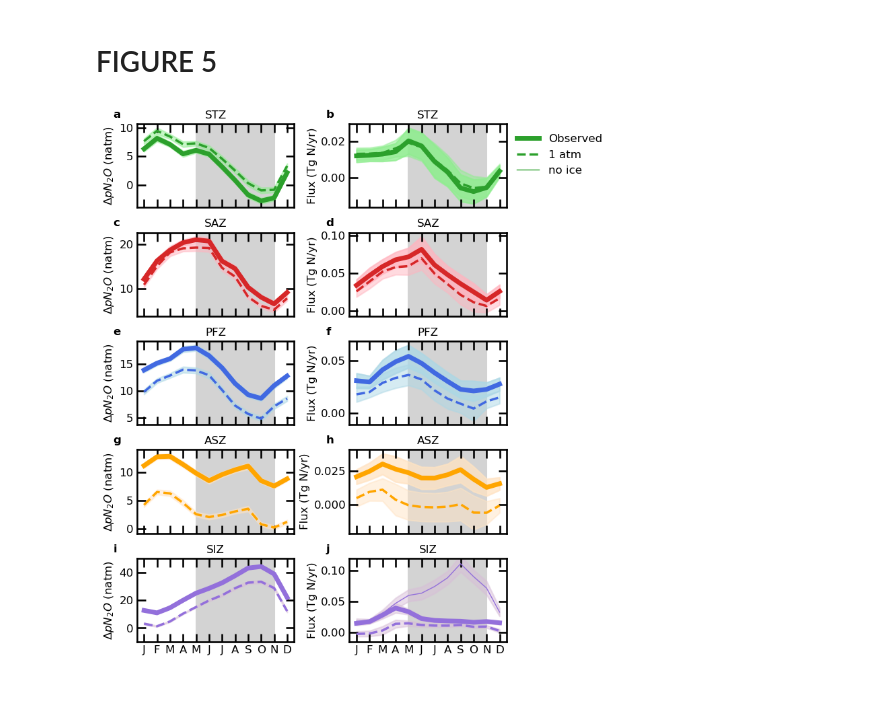
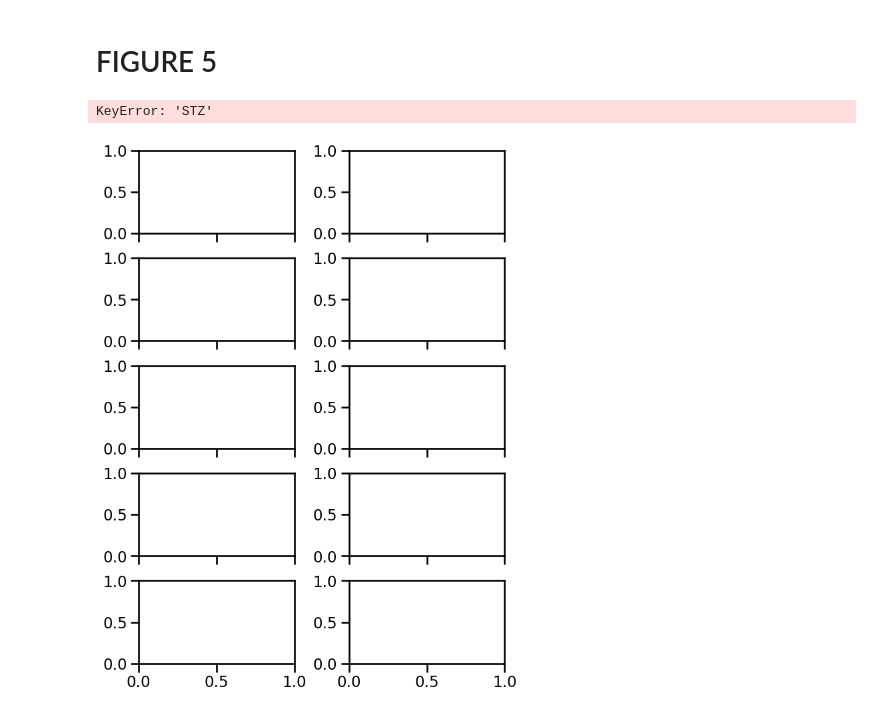
Before and after one commit to ckelly314/ml-argo-n2o, a Jupyter notebook: main_text_figures.ipynb, the cells around one changed output. Drawn from its saved outputs; the diff is of its cells as text; code cells hidden in the pictures.

```diff
--- a/main_text_figures.ipynb
+++ b/main_text_figures.ipynb
@@ -206,6 +204,8 @@ def setupmap(ax):
     ax.set_boundary(circle, transform=ax.transAxes)
     ax.add_feature(cfeature.OCEAN, facecolor='lightskyblue')
 # %%
+data = pd.read_csv('datasets/fig1fig4fig5.csv')
+
 fig = plt.figure(figsize=(7.05, 10.24))
 gs = gridspec.GridSpec(2, 2, width_ratios=[1, 1], height_ratios=[1, 1], wspace=0.05, hspace=0.05)
 
@@ -315,7 +315,7 @@ ax3.legend(handles=legend_handles,title="$|Flux|\ (\mu mol/m^2/day)$",
            bbox_to_anchor=(1,1), loc='upper left', framealpha = 0.0,
           fontsize=12, title_fontsize=12)
 
-plt.savefig("figures/main_text_figures/figure1.pdf", bbox_inches = "tight")
+plt.savefig("figures/figure1.pdf", bbox_inches = "tight")
 
 plt.show()
 # %% [output]
@@ -776,30 +871,7 @@ for i, condition in enumerate(conditions):
                                                        overall[f"wind_uncertainty{condition}"]**2 +
                                                        overall[f"bootstrap_uncertainty{condition}"]**2)
 
-barchart_part1 = annual[seasonalcolumns].groupby(['zone', 'season']).sum()*4
-
-for i, condition in enumerate(conditions):
-    barchart_part1[f"wind_uncertainty{condition}"] = wind_uncertainties_seasonal[i]
-    barchart_part1[f"bootstrap_uncertainty{condition}"] = 0.0385*barchart_part1[f"mean_flux{condition}"]
-    barchart_part1[f"total_uncertainty{condition}"] = np.sqrt(barchart_part1[f"montecarlo_uncertainty_squared{condition}"] +
-                                                       barchart_part1[f"wind_uncertainty{condition}"]**2 +
-                                                       barchart_part1[f"bootstrap_uncertainty{condition}"]**2)
-
-barchart_part2 = annual[zonalcolumns].groupby(['zone']).sum()
-
-for i, condition in enumerate(conditions):
-    barchart_part2[f"wind_uncertainty{condition}"] = wind_uncertainties_zonal[i]
-    barchart_part2[f"bootstrap_uncertainty{condition}"] = 0.0385*barchart_part2[f"mean_flux{condition}"]
-    barchart_part2[f"total_uncertainty{condition}"] = np.sqrt(barchart_part2[f"montecarlo_uncertainty_squared{condition}"] +
-                                                       barchart_part2[f"wind_uncertainty{condition}"]**2 +
-                                                       barchart_part2[f"bootstrap_uncertainty{condition}"]**2)
-barchart_part1 = barchart_part1.reset_index()
-barchart_part1 = barchart_part1[barchart_part1.season != 'none']
-barchart_part2 = barchart_part2.reset_index()
-barchart_part2['season'] = 'annual'
-barchart = pd.concat([barchart_part1, barchart_part2])
-
-barchartcounts = annual[['zone','season','PLATFORM_NUMBER']].groupby(['zone','season']).count()
+overall.to_csv("datasets/fig4.csv")
 # %% [output]
 inputs: [['W14', 'ncep', '1atm'], ['W14', 'era5', '1atm'], ['L13', 'ncep', '1atm'], ['L13', 'era5', '1atm']]
 inputs: [['W14', 'ncep', 'medK'], ['W14', 'era5', 'medK'], ['L13', 'ncep', 'medK'], ['L13', 'era5', 'medK']]
@@ -809,6 +881,7 @@ inputs: [['W14', 'ncep', 'noice'], ['W14', 'era5', 'noice'], ['L13', 'ncep', 'no
 inputs: [['W14', 'ncep', 'WINDS'], ['W14', 'era5', 'WINDS'], ['L13', 'ncep', 'WINDS'], ['L13', 'era5', 'WINDS']]
 inputs: [['W14', 'ncep', 'COMBINED'], ['W14', 'era5', 'COMBINED'], ['L13', 'ncep', 'COMBINED'], ['L13', 'era5', 'COMBINED']]
 # %%
+overall = pd.read_csv("datasets/fig4.csv")
 cmap = plt.get_cmap('tab20c')
 colors = cmap(np.linspace(0, 1, 10))
 numeric_months = [1,2,3,4,5,6,7,8,9,10,11,12]
@@ -874,7 +947,7 @@ for i, test in enumerate(tests):
 
 fig.suptitle("Overall seasonal cycle", fontsize = 12)
 
-plt.savefig("figures/main_text_figures/figure4.pdf", bbox_inches = "tight")
+plt.savefig("figures/figure4.pdf", bbox_inches = "tight")
 
 plt.show()
 # %% [output]
@@ -893,4 +968,5 @@ monthlyzonalmeans['DpN2O_pred3_sem'] = monthlyzonalmeans['DpN2O_pred3_std']/np.s
 # %%
+monthlyzonalmeans = pd.read_csv('datasets/fig5.csv')
 numeric_months = [1,2,3,4,5,6,7,8,9,10,11,12]
 zones = ["STZ", "SAZ","PFZ","ASZ","SIZ"]
 zonecolors = ['C2', 'C3', 'royalblue', 'orange','mediumpurple']
@@ -970,32 +1046,33 @@ for i in range(5):
                 np.array(temp.mean_fluxnoice-temp.total_uncertaintynoice),
                 np.array(temp.mean_fluxnoice+temp.total_uncertaintynoice),
                 color = fillcolors[i], zorder=1,alpha=0.5)
     ax.plot(numeric_months, np.array(temp.mean_fluxnoice), color = zonecolors[i], zorder=3, linewidth = 1,
            label = "no ice")
 
     ax.set_xticks(numeric_months)
     ax.set_xticklabels(["J", "F", "M", "A", "M", "J", "J", "A", "S", "O", "N", "D"],#["Jan", "Feb", "Mar", "Apr", "May", "Jun", "Jul", "Aug", "Sep", "Oct", "Nov", "Dec"],
                       )
     if i==0:
         ax.legend(bbox_to_anchor=(1, 1), loc='upper left', fontsize = 12, framealpha = 0)#,title="Sensitivity test",
     if i==4:
         ax.set_ylim([-0.015, 0.12])
         ax.set_yticks([0,0.05,0.1])
     #else:
         #ax.set_ylim([-0.015, 0.08])
         #ax.set_yticks([0,0.03,0.06])
 
     ax.tick_params(direction = "in", top=True, right=True, labelsize = 12)
     ax.text(-0.15, 1.05, plotlabels2[i], fontweight="bold",
         horizontalalignment = "left",
         verticalalignment = "bottom",
         transform = ax.transAxes,
            fontsize = 12)
     ax.set_ylabel("Flux (Tg N/yr)", fontsize = 12)
     ax.set_title(zone, fontsize = 12)
 
-plt.savefig("figures/main_text_figures/figure5.pdf", bbox_inches = "tight")
+plt.savefig("figures/figure5.pdf", bbox_inches = "tight")
 
 plt.show()
 # %% [output]
+KeyError: 'STZ'
-[figure, old version]
+[figure, new version]
```
Also changed, not shown: parts of 11 cells of this notebook, 1 other file.
